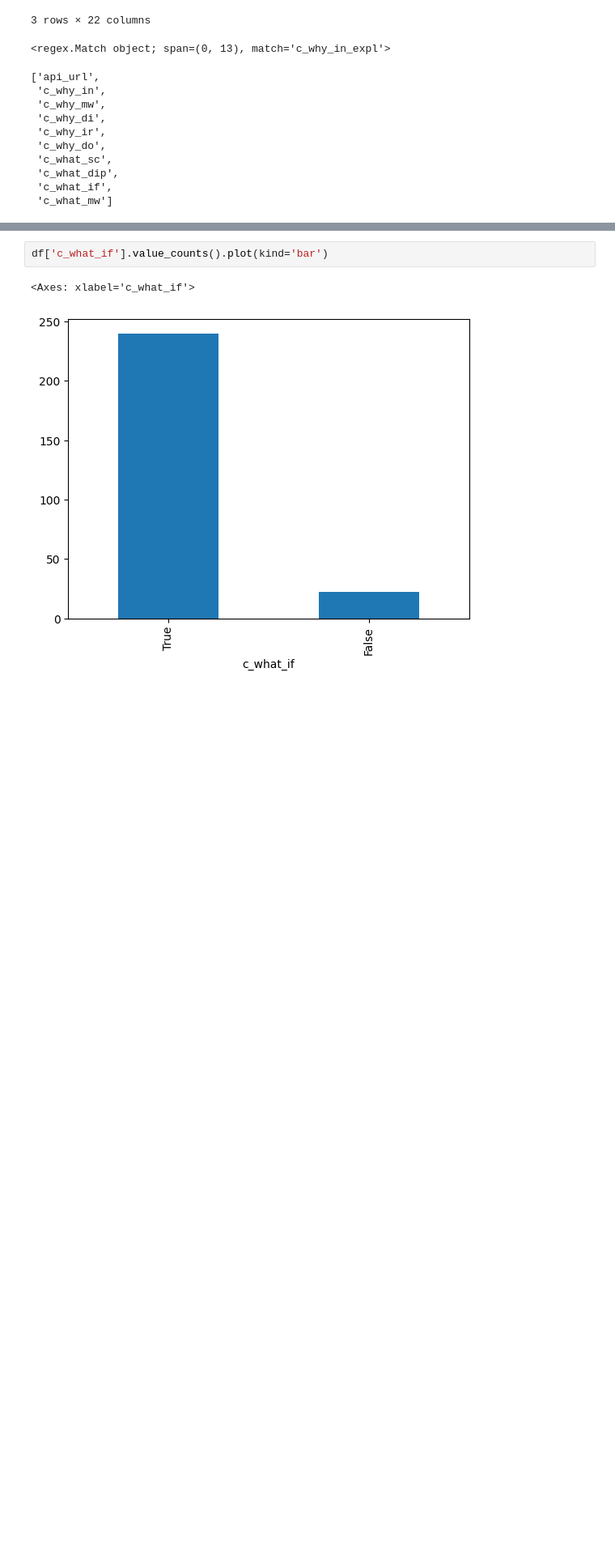
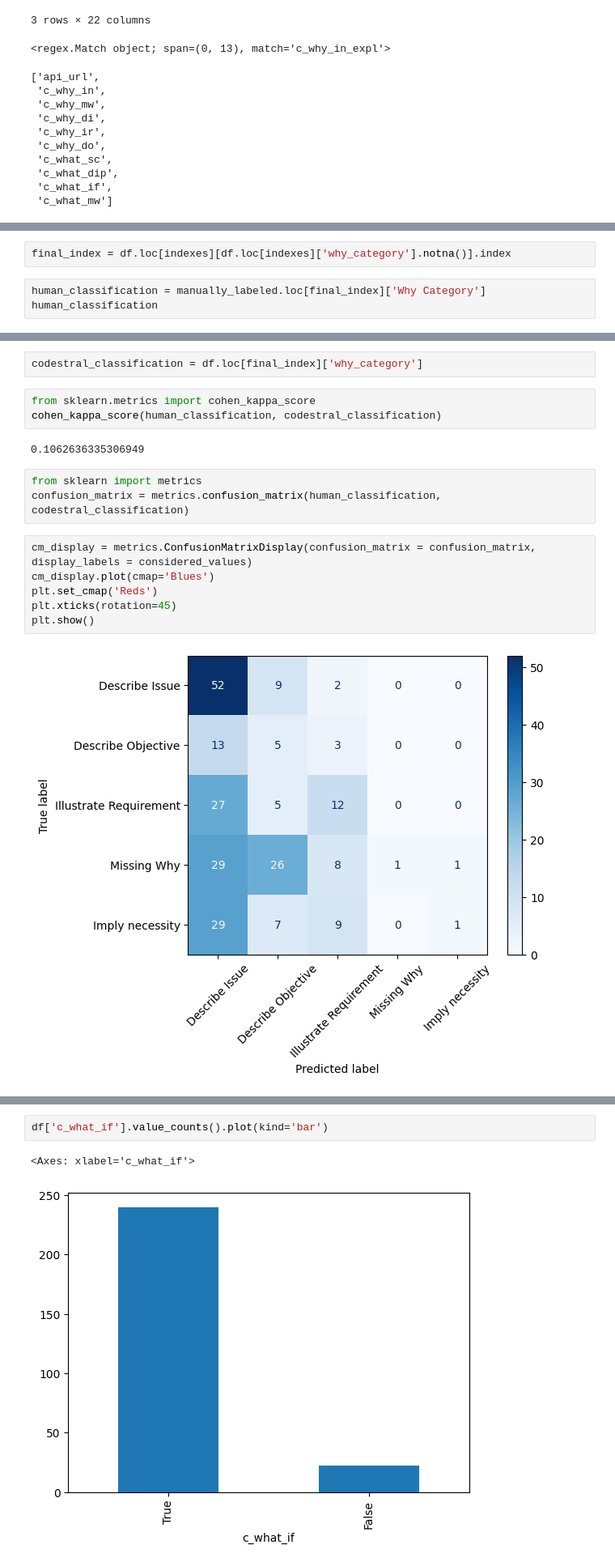
Before and after one commit to kevca87/should_llms_evaluate, a Jupyter notebook: data_analysis.ipynb, the cells around one changed output, grey strips where cells are left out. Shown at 81% size. Saved outputs shown, nothing was run; the diff lists cells and outputs as text; blank space fills up the shorter version.

```diff
--- a/data_analysis.ipynb
+++ b/data_analysis.ipynb
@@ -196,0 +245,5 @@ Name: count, dtype: int64
+# %%
+final_index = df.loc[indexes][df.loc[indexes]['why_category'].notna()].index
+# %%
+human_classification = manually_labeled.loc[final_index]['Why Category']
+human_classification
@@ -196,0 +263,18 @@ Name: count, dtype: int64
+# %%
+codestral_classification = df.loc[final_index]['why_category']
+# %%
+from sklearn.metrics import cohen_kappa_score
+cohen_kappa_score(human_classification, codestral_classification)
+# %% [output]
+0.1062636335306949
+# %%
+from sklearn import metrics
+confusion_matrix = metrics.confusion_matrix(human_classification, codestral_classification)
+# %%
+cm_display = metrics.ConfusionMatrixDisplay(confusion_matrix = confusion_matrix, display_labels = considered_values)
+cm_display.plot(cmap='Blues')
+plt.set_cmap('Reds')
+plt.xticks(rotation=45)
+plt.show()
+# %% [output]
+[figure, added]
```
Also changed, not shown: parts of 14 cells of this notebook, 8 other files.
